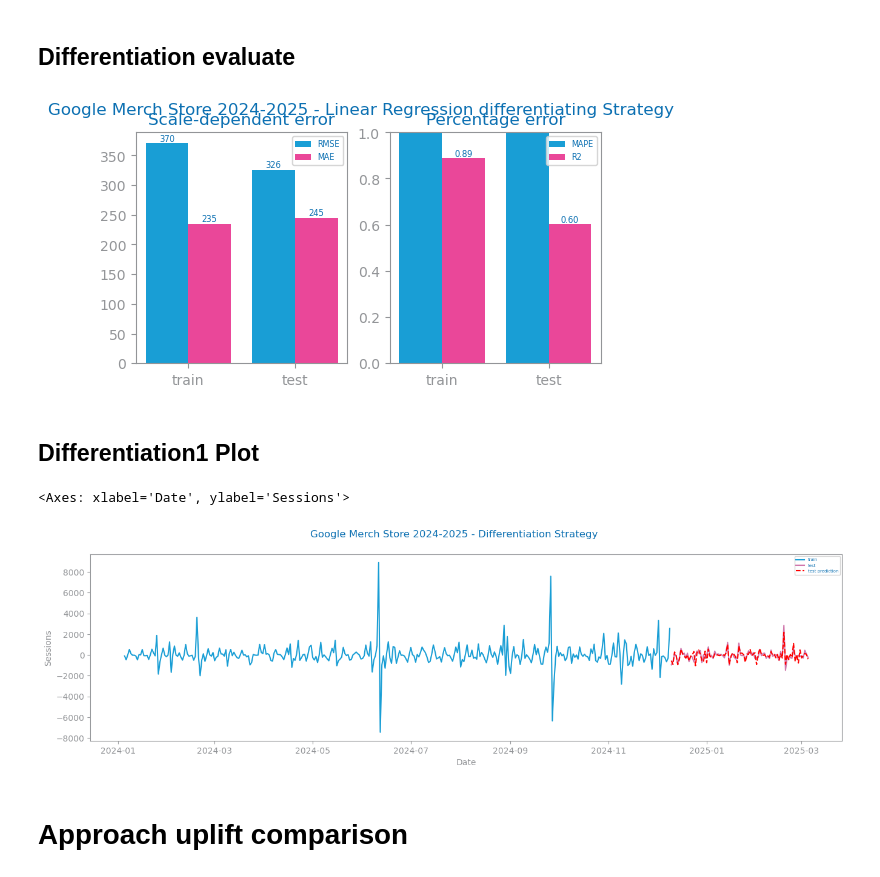
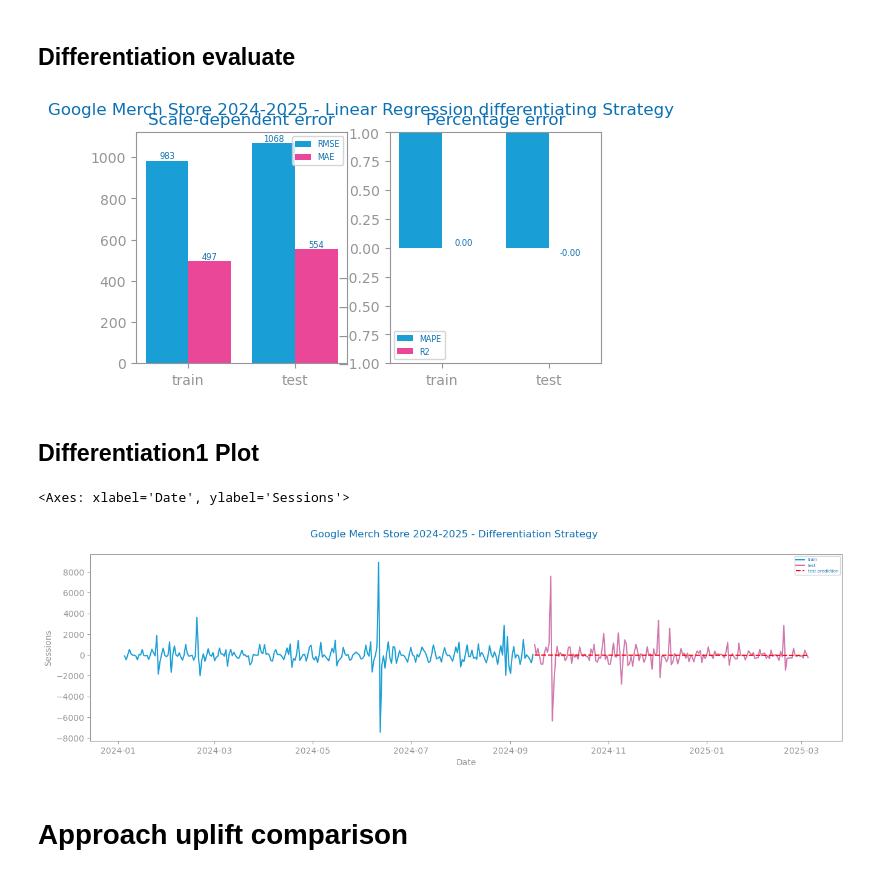
Before and after one commit to jvanalytics/ist_dash_2024_rec, a Jupyter notebook: time_series_forecasting/notebooks/dataset_3/4_ga4_merch_agg_2024_time_series_differentiation.ipynb, the cells around one changed output. Saved outputs shown, nothing was run; the diff lists cells and outputs as text; code cells hidden in the pictures.

```diff
--- a/time_series_forecasting/notebooks/dataset_3/4_ga4_merch_agg_2024_time_series_differentiation.ipynb
+++ b/time_series_forecasting/notebooks/dataset_3/4_ga4_merch_agg_2024_time_series_differentiation.ipynb
@@ -32,7 +32,7 @@ data=pd.read_csv(filepath, decimal=".",  index_col='Date', parse_dates=True,  in
 target='Sessions'
 series: Series = data[target]
 
-test_split_threshold = 0.8
+test_split_threshold = 0.6
 
 data.info()
 # %% [output]
@@ -139,31 +153,44 @@ data_1
 # %%
 from pandas import Series
 from dslabs_functions import plot_forecasting_eval
 from sklearn.linear_model import LinearRegression
+from numpy import arange
 
 
 # Split the data into train and test sets
 train_1, test_1 = series_train_test_split(data_1, trn_pct=test_split_threshold)
 
-# Prepare the training and testing data
-trnX_1 = train_1.drop(columns=[target])
-trnY_1 = train_1[target]
-tstX_1 = test_1.drop(columns=[target])
-tstY_1 = test_1[target]
+# Ensure no data leakage
+assert not set(train_1.index).intersection(set(test_1.index)), "Data leakage detected: Train and test sets overlap."
+
+
+# Prepare the training and testing data from dataframes with features and target
+# trnX_1 = train_1.drop(columns=[target])
+# trnY_1 = train_1[target]
+# tstX_1 = test_1.drop(columns=[target])
+# tstY_1 = test_1[target]
+
+
+# Prepare the training and testing data using the time index as the feature
+trnX_1 = arange(len(train_1)).reshape(-1, 1)
+trnY_1 = train_1[target].to_numpy()
+tstX_1 = arange(len(train_1), len(data_1)).reshape(-1, 1)
+tstY_1 = test_1[target].to_numpy()
+
 
 # Fit the linear regression model
 model_1 = LinearRegression()
 model_1.fit(trnX_1, trnY_1)
 
 # Predict the training and testing data
 prd_trn_1 = Series(model_1.predict(trnX_1), index=train_1.index)
 prd_tst_1 = Series(model_1.predict(tstX_1), index=test_1.index)
 
 # Plot the forecasting evaluation
 plot_forecasting_eval(train_1[target], test_1[target], prd_trn_1, prd_tst_1, title=f"{file_tag} - Linear Regression differentiating Strategy")
 savefig(f"images/{file_tag}_linear_regression_eval_no_scale.png")
 # %% [output]
-[figure, old version]
+[figure, new version]
 # %% [markdown]
 ## Differentiation1 Plot
 # %%
@@ -177,7 +204,7 @@ plot_forecasting_series(
 )
 # %% [output]
 <Axes: xlabel='Date', ylabel='Sessions'>
-[figure, old version]
+[figure, new version]
 # %% [markdown]
 # Approach uplift comparison
 # %%
```
Also changed, not shown: parts of 6 cells of this notebook, 20 other files.
